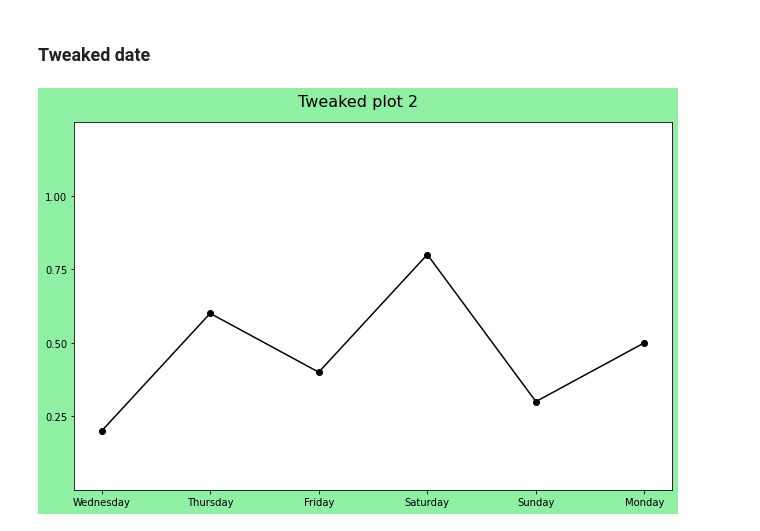
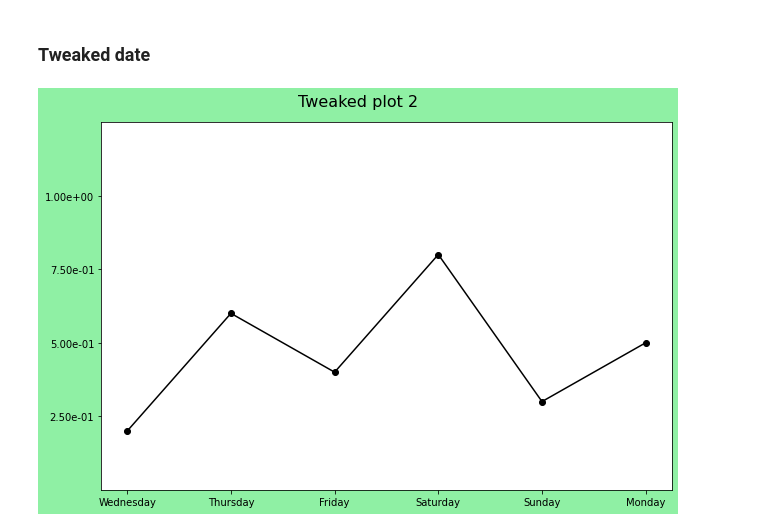
Before and after one commit to pawjast/code_and_pepper, a Jupyter notebook: src/matplotlib_axis_ticks_and_ticklabels_tweak.ipynb, the cells around one changed output. Drawn from its saved outputs; the diff is of its cells as text; code cells hidden in the pictures.

Commit message:
update matplotlib ticks tweak

```diff
--- a/src/matplotlib_axis_ticks_and_ticklabels_tweak.ipynb
+++ b/src/matplotlib_axis_ticks_and_ticklabels_tweak.ipynb
@@ -180,38 +179,38 @@ ax.plot(
     [0.20, 0.60, 0.40, 0.80, 0.30, 0.50],
     color="black",
     marker="o"
 )
 
 # Set axis limits
 ax.set_ylim(
     [0, 1.25]
 )
 
 # Specify `x` and `y` axis values
 y_vals = [0, 0.25, 0.50, 0.75, 1.00, 1.25]
 
 # Set ticks and tick labels
 ax.set_yticks(
     y_vals[1:-1]
 )
+# Use `f-strings` to tweak the appearance of the date
 ax.set_yticklabels(
-    [f"{y:.2f}" for y in y_vals[1:-1]]
+    [f"{y:.2e}" for y in y_vals[1:-1]]
 )
 ax.set_xticks(
     x_vals
 )
 # Use `f-strings` to tweak the appearance of the date
 ax.set_xticklabels(
     [f"{x:%A}" for x in x_vals]
 )
 
 plt.tight_layout()
 
-# Save figure to a file
-# plt.savefig(
-#     fname="plot4.png",
-#     format="png",
-#     dpi=125
-# );
+plt.savefig(
+    fname="plot4.png",
+    format="png",
+    dpi=125
+);
 # %% [output]
-[figure, old version]
+[figure, new version]
```
Also changed, not shown: parts of 3 cells of this notebook.
